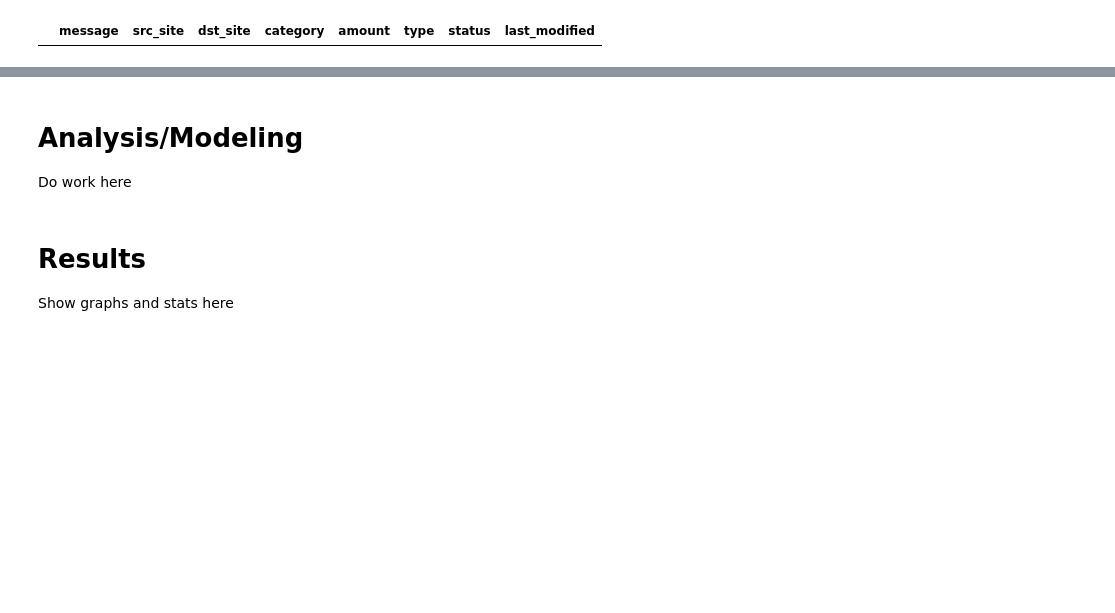
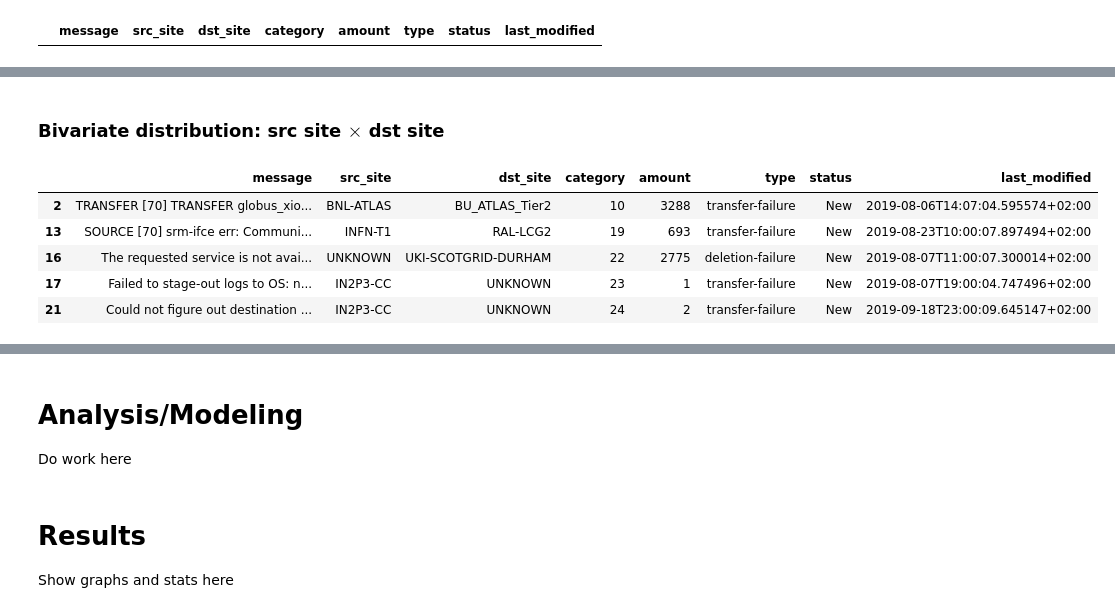
Before and after one commit to operationalintelligence/fts-errors-clustering, a Jupyter notebook: notebooks/rucio_clustering.ipynb, the cells around one changed output, grey strips where cells are left out. Drawn from its saved outputs; the diff is of its cells as text; code cells hidden in the pictures; blank space fills up the shorter version.

```diff
--- a/notebooks/rucio_clustering.ipynb
+++ b/notebooks/rucio_clustering.ipynb
@@ -162,2 +229,13 @@ top_lbl_dst = errors.dst_site.value_counts().index.tolist()[:top_n]
+# %% [markdown]
+### Bivariate distribution: src site $\times$ dst site
 # %%
+# retrieve only rows having src/dst site in the top_n list
 errors_top_sites = errors.query("src_site in @top_lbl_src and dst_site in @top_lbl_dst")
+errors_top_sites.head()
+# %% [output]
+|  | message | src_site | dst_site | category | amount | type | status | last_modified |
+| 2 | TRANSFER [70] TRANSFER globus_xio... | BNL-ATLAS | BU_ATLAS_Tier2 | 10 | 3288 | transfer-failure | New | 2019-08-06T14:07:04.595574+02:00 |
+| 13 | SOURCE [70] srm-ifce err: Communi... | INFN-T1 | RAL-LCG2 | 19 | 693 | transfer-failure | New | 2019-08-23T10:00:07.897494+02:00 |
+| 16 | The requested service is not avai... | UNKNOWN | UKI-SCOTGRID-DURHAM | 22 | 2775 | deletion-failure | New | 2019-08-07T11:00:07.300014+02:00 |
+| 17 | Failed to stage-out logs to OS: n... | IN2P3-CC | UNKNOWN | 23 | 1 | transfer-failure | New | 2019-08-07T19:00:04.747496+02:00 |
+| 21 | Could not figure out destination ... | IN2P3-CC | UNKNOWN | 24 | 2 | transfer-failure | New | 2019-09-18T23:00:09.645147+02:00 |
```
Also changed, not shown: parts of 42 cells of this notebook.
